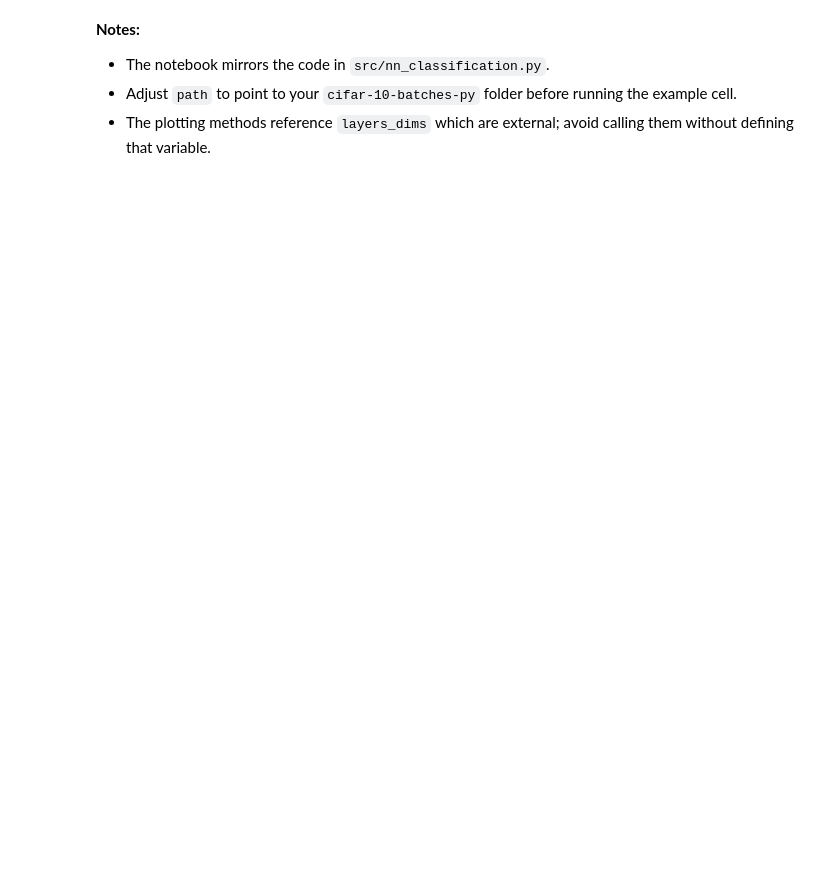
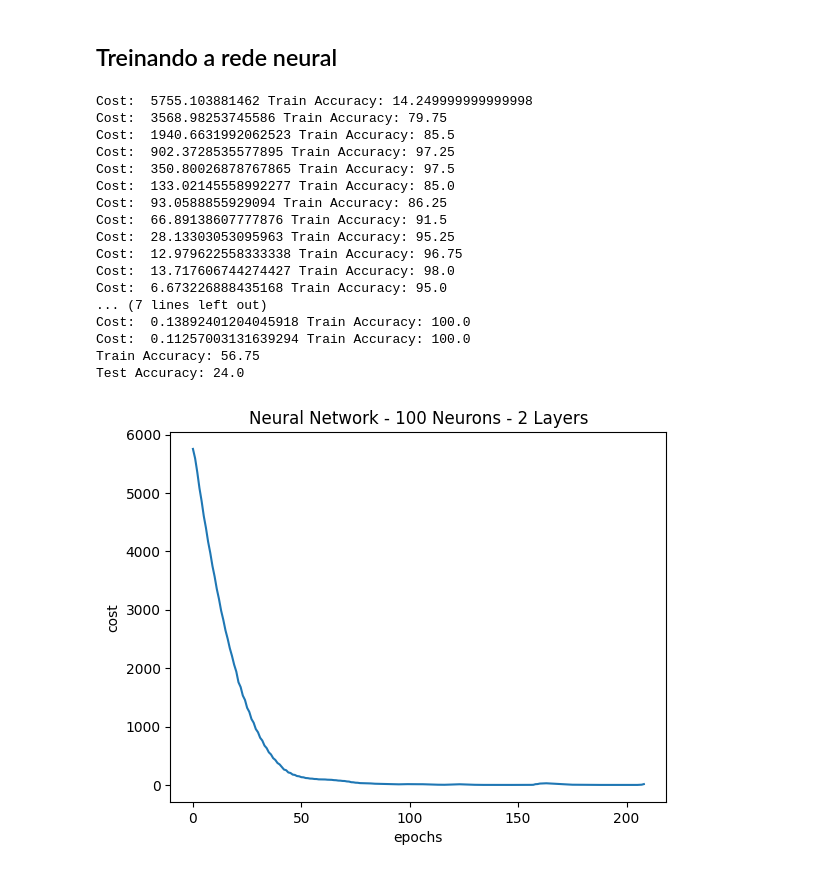
Before and after one commit to caiquev/AI-Classification-Problem, a Jupyter notebook: nn_classification.ipynb, the cells around one changed output. Saved outputs shown, nothing was run; the diff lists cells and outputs as text; code cells hidden in the pictures; blank space fills up the shorter version.

Commit message:
Notebooks modificados para corrigir legendas dos gráficos e adicionar modelo de rede neural com regularização L2.

```diff
--- a/nn_classification.ipynb
+++ b/nn_classification.ipynb
@@ -11,0 +85,9 @@ from skimage.feature import hog
+# %%
+# Carregamento de um minibatch e inspeção das dimensões dos dados
+path = r"C:\Users\caiqu\Desktop\Data Science\AI Classification Problem\cifar-10-batches-py"  #
+batch = 1
+X, Y = ler_cifar(path, batch)
+M = 500
+X, Y = minibatch(X, Y, M)
+Xapp, Yapp, Xtest, Ytest = cortar_dados(X, Y)
+print('Train shape, Train labels, Test shape, Test labels:', Xapp.shape, Yapp.shape, Xtest.shape, Ytest.shape)
@@ -321,3 +438,15 @@ def pre_process_data(train_x, train_y, test_x, test_y):
     test_y = hot_encoder(test_y)
 
     return train_x, train_y, test_x, test_y
+
+# Pre-processamento dos dados para remover a média e normalizar
+
+train_x, train_y, test_x, test_y = pre_process_data(Xapp, Yapp, Xtest, Ytest)
+
+train_x =  train_x.astype(np.float64)
+test_x =  test_x.astype(np.float64)
+
+# definir base de dados de treino e teste
+
+X = [train_x,test_x]
+Y = [train_y,test_y]
@@ -385,14 +453,36 @@ def unflatten_image(img_flat):
-# %%
-# Example: load a small minibatch and inspect shapes
-path = 'cifar-10-batches-py'  # adjust if your data directory differs
-batch = 1
-X, Y = lecture_cifar(path, batch)
-M = 500
-X, Y = minibatch(X, Y, M)
-Xapp, Yapp, Xtest, Ytest = decoupage_donnees(X, Y)
-print('Train shape, Train labels, Test shape, Test labels:', Xapp.shape, Yapp.shape, Xtest.shape, Ytest.shape)
-# %% [markdown]
-**Notes:**
-- The notebook mirrors the code in `src/nn_classification.py`.
-- Adjust `path` to point to your `cifar-10-batches-py` folder before running the example cell.
-- The plotting methods reference `layers_dims` which are external; avoid calling them without defining that variable.
+# %% [markdown]
+## Treinando a rede neural
+# %%
+# Treinamento da rede neural artificial com relu como função de ativação
+# learning_rate e n_iterations podem ser ajustados conforme necessário
+
+ann.fit(X, Y, 'relu',learning_rate=0.1, n_iterations = 2085 )
+
+print("Train Accuracy:", ann.predict(train_x, train_y, ann.relu))
+print("Test Accuracy:", ann.predict(test_x, test_y, ann.relu))
+
+
+# Plotando custo e acurácia
+
+ann.plot_cost()
+ann.plot_acc()
+ann.plot()
+# %% [output]
+Cost:  5755.103881462 Train Accuracy: 14.249999999999998
+Cost:  3568.98253745586 Train Accuracy: 79.75
+Cost:  1940.6631992062523 Train Accuracy: 85.5
+Cost:  902.3728535577895 Train Accuracy: 97.25
+Cost:  350.80026878767865 Train Accuracy: 97.5
+Cost:  133.02145558992277 Train Accuracy: 85.0
+Cost:  93.0588855929094 Train Accuracy: 86.25
+Cost:  66.89138607777876 Train Accuracy: 91.5
+Cost:  28.13303053095963 Train Accuracy: 95.25
+Cost:  12.979622558333338 Train Accuracy: 96.75
+Cost:  13.717606744274427 Train Accuracy: 98.0
+Cost:  6.673226888435168 Train Accuracy: 95.0
+... (7 lines left out)
+Cost:  0.13892401204045918 Train Accuracy: 100.0
+Cost:  0.11257003131639294 Train Accuracy: 100.0
+Train Accuracy: 56.75
+Test Accuracy: 24.0
+[figure, added]
```
Also changed, not shown: parts of 11 cells of this notebook, 1 other file.
